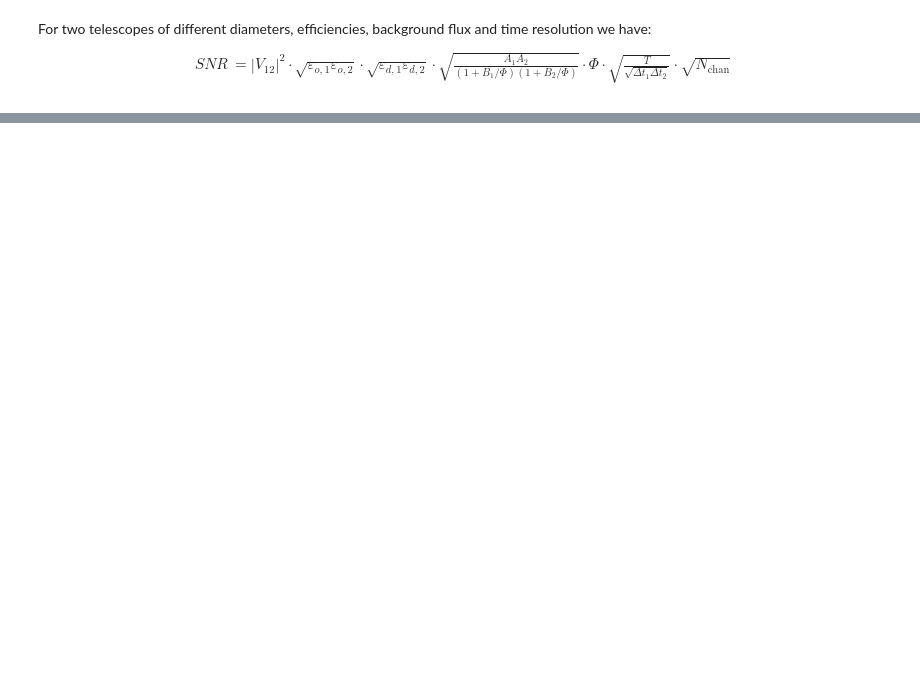
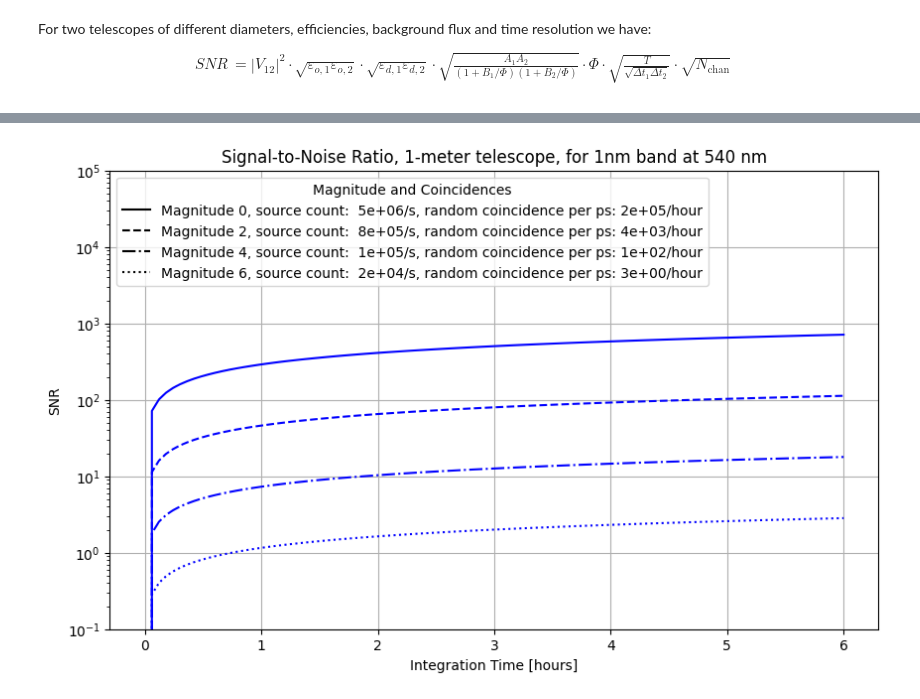
Before and after one commit to LucijanaS/brightstar, a Jupyter notebook: SNR_coincidences.ipynb, the cells around one changed output, grey strips where cells are left out. Saved outputs shown, nothing was run; the diff lists cells and outputs as text; code cells hidden in the pictures; blank space fills up the shorter version.

```diff
--- a/SNR_coincidences.ipynb
+++ b/SNR_coincidences.ipynb
@@ -186,0 +186,35 @@ plt.show()
+# %%
+T_0 = np.linspace(0, 6, 100)
+magnitudes = [0, 2, 4, 6]
+
+plt.figure(figsize=(10, 6))
+
+colors = ['r', 'b', 'g']  # Different colors for different diameters
+linestyles = ['-', '--', '-.', ':']  # Different linestyles for different magnitudes
+
+legend_entries = []
+
+diameter = 1
+for j, magnitude in enumerate(magnitudes):
+    snr_values = [SNR_simple(t * 3600, magnitude, diameter) for t in T_0]
+    plt.plot(T_0, snr_values, color='b', linestyle=linestyles[j],
+                 label=f'Diameter {diameter} m, Mag {magnitude}')
+    coinc = coincidences(3600, magnitude, diameter)
+    sourcec = count_rate(magnitude, diameter)
+    legend_entries.append(mlines.Line2D([], [], color='black', linestyle=linestyles[j],
+                                        label=f'Magnitude {magnitude}, source count:  {sourcec:.0e}/s, random coincidence per ps: {coinc:.0e}/hour'))
+
+plt.xlabel('Integration Time [hours]')
+plt.ylim(1e-1, 1e5)
+plt.ylabel('SNR')
+plt.title('Signal-to-Noise Ratio, 1-meter telescope, for 1nm band at 540 nm')
+
+
+
+plt.legend(handles=legend_entries, loc='upper left', title="Magnitude and Coincidences")
+plt.yscale("log")
+
+plt.grid(True)
+plt.show()
+# %% [output]
+[figure, added]
```
Also changed, not shown: parts of 12 cells of this notebook, 1 other file.
